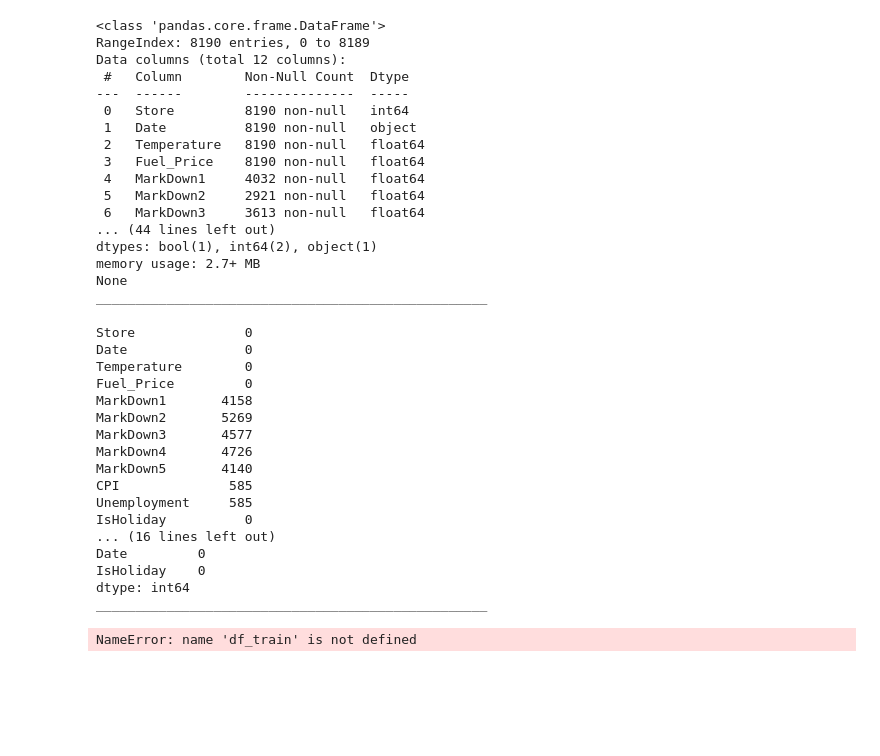
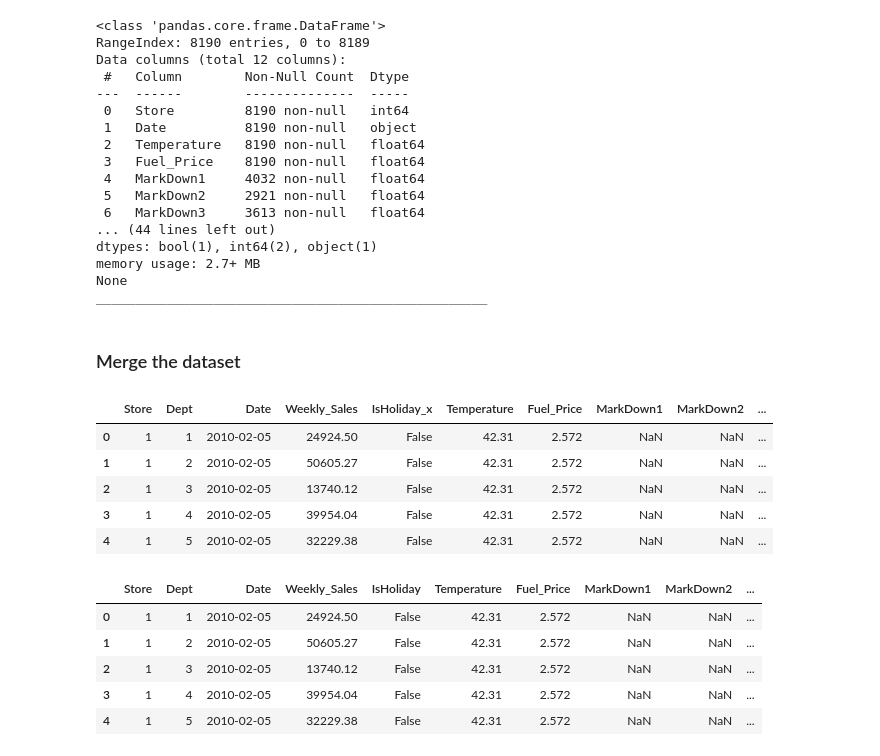
Before and after one commit to abideen-olawuwo/walmart-sales-forcast, a Jupyter notebook: walmart.ipynb, the cells around one changed output. Saved outputs shown, nothing was run; the diff lists cells and outputs as text; code cells hidden in the pictures; blank space fills up the shorter version.

```diff
--- a/walmart.ipynb
+++ b/walmart.ipynb
@@ -90,26 +86,12 @@ def show_missing_val(datasets):
-# %%
-show_missing_val(list_datasets)
-# %% [output]
-Store              0
-Date               0
-Temperature        0
-Fuel_Price         0
-MarkDown1       4158
-MarkDown2       5269
-MarkDown3       4577
-MarkDown4       4726
-MarkDown5       4140
-CPI              585
-Unemployment     585
-IsHoliday          0
-... (16 lines left out)
-Date         0
-IsHoliday    0
-dtype: int64
-__________________________________________________
+# %% [markdown]
+### Merge the dataset
 # %%
-# merging 3 different sets
-df = df_train.merge(df_features, on=['Store', 'Date'], how='inner').merge(df_store, on=['Store'], how='inner')
+df = train.merge(features, on=['Store', 'Date'], how='inner').merge(stores, on=['Store'], how='inner')
 df.head(5)
 # %% [output]
-NameError: name 'df_train' is not defined
+|  | Store | Dept | Date | Weekly_Sales | IsHoliday_x | Temperature | Fuel_Price | MarkDown1 | MarkDown2 | ... |
+| 0 | 1 | 1 | 2010-02-05 | 24924.50 | False | 42.31 | 2.572 | NaN | NaN | ... |
+| 1 | 1 | 2 | 2010-02-05 | 50605.27 | False | 42.31 | 2.572 | NaN | NaN | ... |
+| 2 | 1 | 3 | 2010-02-05 | 13740.12 | False | 42.31 | 2.572 | NaN | NaN | ... |
+| 3 | 1 | 4 | 2010-02-05 | 39954.04 | False | 42.31 | 2.572 | NaN | NaN | ... |
+| 4 | 1 | 5 | 2010-02-05 | 32229.38 | False | 42.31 | 2.572 | NaN | NaN | ... |
@@ -115,0 +104,9 @@ NameError: name 'df_train' is not defined
+# %%
+df.head()
+# %% [output]
+|  | Store | Dept | Date | Weekly_Sales | IsHoliday | Temperature | Fuel_Price | MarkDown1 | MarkDown2 | ... |
+| 0 | 1 | 1 | 2010-02-05 | 24924.50 | False | 42.31 | 2.572 | NaN | NaN | ... |
+| 1 | 1 | 2 | 2010-02-05 | 50605.27 | False | 42.31 | 2.572 | NaN | NaN | ... |
+| 2 | 1 | 3 | 2010-02-05 | 13740.12 | False | 42.31 | 2.572 | NaN | NaN | ... |
+| 3 | 1 | 4 | 2010-02-05 | 39954.04 | False | 42.31 | 2.572 | NaN | NaN | ... |
+| 4 | 1 | 5 | 2010-02-05 | 32229.38 | False | 42.31 | 2.572 | NaN | NaN | ... |
```
Also changed, not shown: parts of 16 cells of this notebook.
